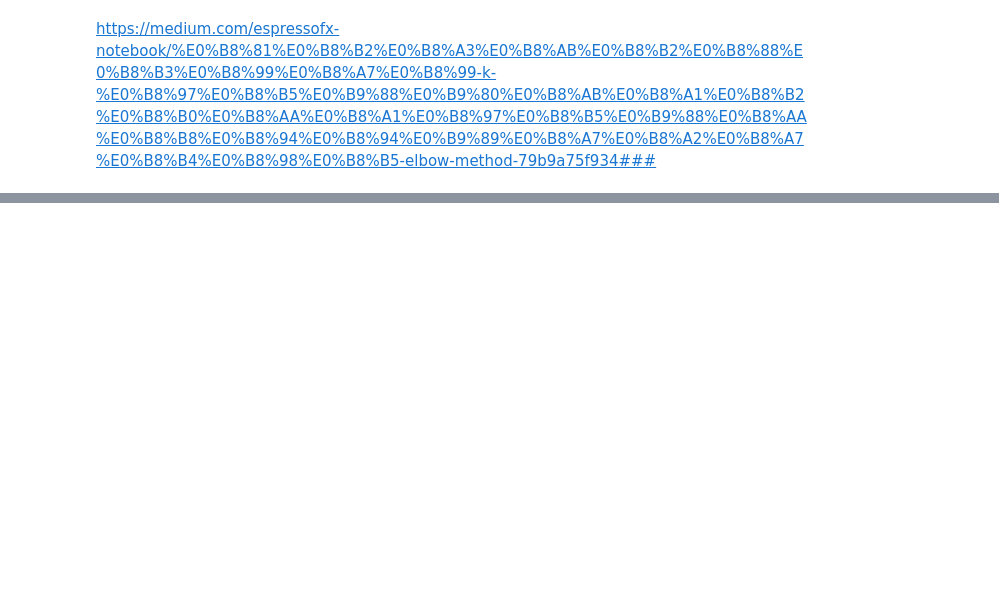
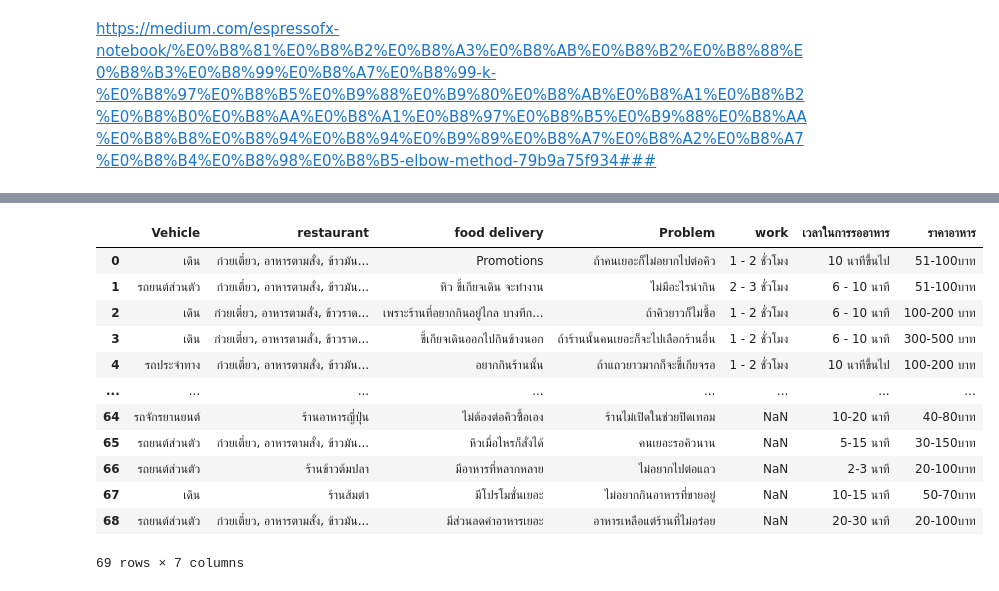
Before and after one commit to apichart2425/RE_Project, a Jupyter notebook: Elbow .ipynb, the cells around one changed output, grey strips where cells are left out. Drawn from its saved outputs; the diff is of its cells as text; code cells hidden in the pictures; blank space fills up the shorter version.

```diff
--- a/Elbow .ipynb
+++ b/Elbow .ipynb
@@ -73,0 +118,17 @@ NameError: name 'cdist' is not defined
+# %%
+df = pd.read_csv("data/dataReV4.csv")
+df
+# %% [output]
+|  | Vehicle | restaurant | food delivery | Problem | work | เวลาในการรออาหาร | ราคาอาหาร |
+| 0 | เดิน | ก๋วยเตี๋ยว, อาหารตามสั่ง, ข้าวมัน... | Promotions | ถ้าคนเยอะก็ไม่อยากไปต่อคิว | 1 - 2 ชั่วโมง | 10 นาทีขึ้นไป | 51-100บาท |
+| 1 | รถยนต์ส่วนตัว | ก๋วยเตี๋ยว, อาหารตามสั่ง, ข้าวมัน... | หิว ขี้เกียจเดิน จะทำงาน | ไม่มีอะไรน่ากิน | 2 - 3 ชั่วโมง | 6 - 10 นาที | 51-100บาท |
+| 2 | เดิน | ก๋วยเตี๋ยว, อาหารตามสั่ง, ข้าวราด... | เพราะร้านที่อยากกินอยู่ไกล บางทีก... | ถ้าคิวยาวก็ไม่ซื้อ | 1 - 2 ชั่วโมง | 6 - 10 นาที | 100-200 บาท |
+| 3 | เดิน | ก๋วยเตี๋ยว, อาหารตามสั่ง, ข้าวราด... | ขี้เกียจเดินออกไปกินข้างนอก | ถ้าร้านนั้นคนเยอะก็จะไปเลือกร้านอื่น | 1 - 2 ชั่วโมง | 6 - 10 นาที | 300-500 บาท |
+| 4 | รถประจำทาง | ก๋วยเตี๋ยว, อาหารตามสั่ง, ข้าวมัน... | อยากกินร้านนั้น | ถ้าแถวยาวมากก็จะขี้เกียจรอ | 1 - 2 ชั่วโมง | 10 นาทีขึ้นไป | 100-200 บาท |
+| ... | ... | ... | ... | ... | ... | ... | ... |
+| 64 | รถจักรยานยนต์ | ร้านอาหารญี่ปุ่น | ไม่ต้องต่อคิวซื้อเอง | ร้านไม่เปิดในช่วยปิดเทอม | NaN | 10-20 นาที | 40-80บาท |
+| 65 | รถยนต์ส่วนตัว | ก๋วยเตี๋ยว, อาหารตามสั่ง, ข้าวมัน... | หิวเมื่อไหรก็สั่งได้ | คนเยอะรอคิวนาน | NaN | 5-15 นาที | 30-150บาท |
+| 66 | รถยนต์ส่วนตัว | ร้านข้าวต้มปลา | มีอาหารที่หลากหลาย | ไม่อยากไปต่อแถว | NaN | 2-3 นาที | 20-100บาท |
+| 67 | เดิน | ร้านส้มตำ | มีโปรโมชั่นเยอะ | ไม่อยากกินอาหารที่ขายอยู่ | NaN | 10-15 นาที | 50-70บาท |
+| 68 | รถยนต์ส่วนตัว | ก๋วยเตี๋ยว, อาหารตามสั่ง, ข้าวมัน... | มีส่วนลดค่าอาหารเยอะ | อาหารเหลือแต่ร้านที่ไม่อร่อย | NaN | 20-30 นาที | 20-100บาท |
+69 rows × 7 columns
```
Also changed, not shown: parts of 24 cells of this notebook, 11 other files.
